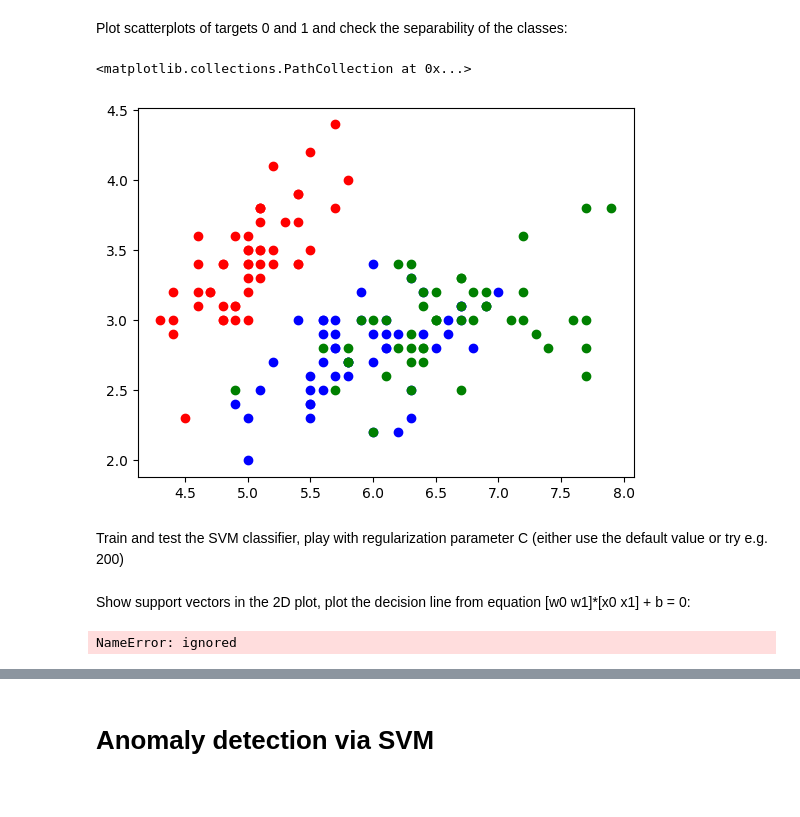
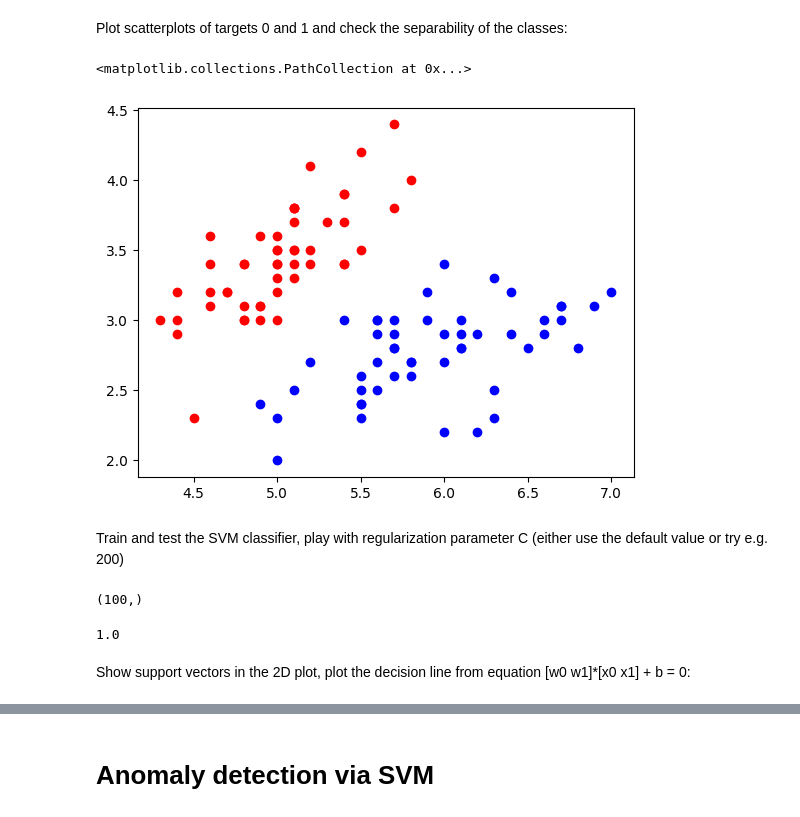
Before and after one commit to TaVodic/MPA-MLF, a Jupyter notebook: Lab_03/MPA_MLF_SVM_2students_comments.ipynb, the cells around one changed output, grey strips where cells are left out. Drawn from its saved outputs; the diff is of its cells as text; code cells hidden in the pictures.

```diff
--- a/Lab_03/MPA_MLF_SVM_2students_comments.ipynb
+++ b/Lab_03/MPA_MLF_SVM_2students_comments.ipynb
@@ -58,22 +58,26 @@ Plot scatterplots of targets 0 and 1 and check the separability of the classes:
 # %%
 import matplotlib.pyplot as plt
 plt.scatter(X[y==0,0], X[y==0,1], color='red')
 plt.scatter(X[y==1,0], X[y==1,1], color='blue')
-plt.scatter(X[y==2,0], X[y==2,1], color='green')
+#plt.scatter(X[y==2,0], X[y==2,1], color='green')
 # %% [output]
 <matplotlib.collections.PathCollection at 0x...>
-[figure, old version]
+[figure, new version]
 # %% [markdown]
 Train and test the SVM classifier, play with regularization parameter C (either use the default value or try e.g. 200)
+# %%
+X=iris.data[iris.target != 2, 0:2]
+#print(X.shape)
+y=iris.target[iris.target != 2]
+print(y.shape)
+SVMmodel_2 = SVC(kernel='linear') #support model classifier
+
+X_train_2, X_test_2, y_train_2, y_test_2 = train_test_split(X,y,test_size=0.2)
+SVMmodel_2.fit(X_train_2, y_train_2)
+SVMmodel_2.get_params()
+SVMmodel_2.score(X_test_2,y_test_2)
+# %% [output]
+(100,)
+1.0
 # %% [markdown]
 Show support vectors in the 2D plot, plot the decision line from equation [w0 w1]*[x0 x1] + b = 0:
-# %%
-supvectors=SVMmodel.support_vectors_
-# Plot the support vectors here
-
-
-#Separating line coefficients:
-W=SVMmodel.coef_
-b=SVMmodel.intercept_
-# %% [output]
-NameError: ignored
```
Also changed, not shown: parts of 5 cells of this notebook.
